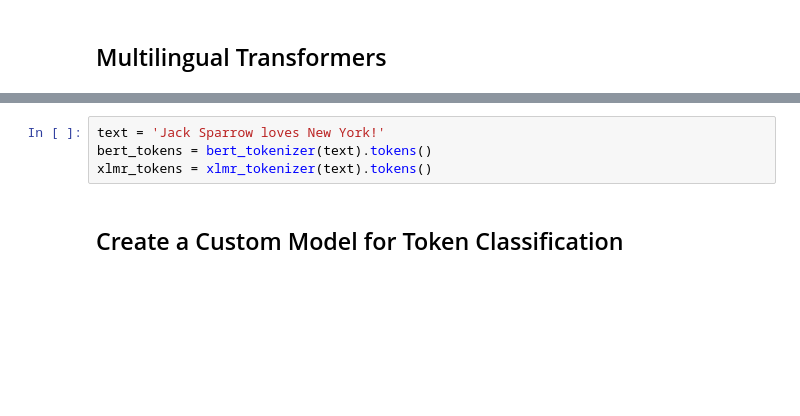
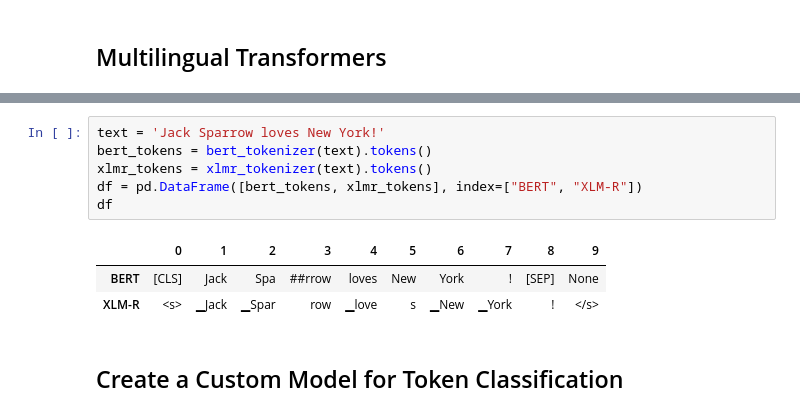
Before and after one commit to StatsGary/transformers-playground, a Jupyter notebook: 02_NER_and_lang_transfer.ipynb, the cells around one changed output, grey strips where cells are left out. Drawn from its saved outputs; the diff is of its cells as text; blank space fills up the shorter version.

```diff
--- a/02_NER_and_lang_transfer.ipynb
+++ b/02_NER_and_lang_transfer.ipynb
@@ -182,7 +164,13 @@ Model config BertConfig {
 # %%
 text = 'Jack Sparrow loves New York!'
 bert_tokens = bert_tokenizer(text).tokens()
 xlmr_tokens = xlmr_tokenizer(text).tokens()
+df = pd.DataFrame([bert_tokens, xlmr_tokens], index=["BERT", "XLM-R"])
+df
+# %% [output]
+|  | 0 | 1 | 2 | 3 | 4 | 5 | 6 | 7 | 8 | 9 |
+| BERT | [CLS] | Jack | Spa | ##rrow | loves | New | York | ! | [SEP] | None |
+| XLM-R | <s> | ▁Jack | ▁Spar | row | ▁love | s | ▁New | ▁York | ! | </s> |
 # %% [markdown]
 ## Create a Custom Model for Token Classification
 # %%
```
Also changed, not shown: parts of 22 cells of this notebook.
